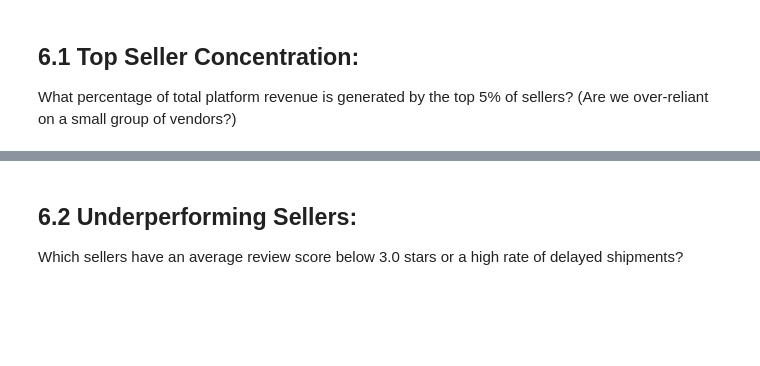
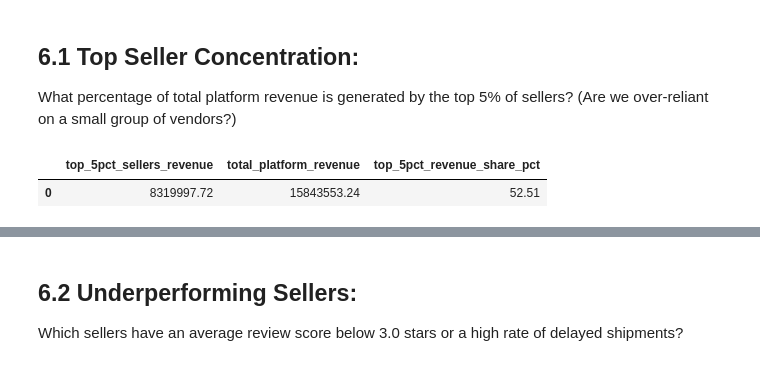
Before and after one commit to Kartika-Nidhi/Brazilian_Olist_Analysis, a Jupyter notebook: BrazilianOlist.ipynb, the cells around one changed output, grey strips where cells are left out. Saved outputs shown, nothing was run; the diff lists cells and outputs as text; code cells hidden in the pictures; blank space fills up the shorter version.

```diff
--- a/BrazilianOlist.ipynb
+++ b/BrazilianOlist.ipynb
@@ -1144,3 +1144,28 @@ plt.show()
 # %% [markdown]
 ## 6.1 Top Seller Concentration:
 What percentage of total platform revenue is generated by the top 5% of sellers? (Are we over-reliant on a small group of vendors?)
+# %%
+query = """
+WITH seller_totals AS (
+    SELECT
+        seller_id,
+        SUM(price + freight_value) AS seller_revenue,
+        NTILE(20) OVER (ORDER BY SUM(price + freight_value) DESC) AS percentile_bucket
+    FROM order_items
+    GROUP BY seller_id
+)
+SELECT
+    SUM(CASE WHEN percentile_bucket = 1 THEN seller_revenue ELSE 0 END) AS top_5pct_sellers_revenue,
+    SUM(seller_revenue) AS total_platform_revenue,
+    ROUND(
+        SUM(CASE WHEN percentile_bucket = 1 THEN seller_revenue ELSE 0 END) * 100.0 / SUM(seller_revenue),
+        2
+    ) AS top_5pct_revenue_share_pct
+FROM seller_totals;
+"""
+
+sell = pd.read_sql(query, engine)
+sell
+# %% [output]
+|  | top_5pct_sellers_revenue | total_platform_revenue | top_5pct_revenue_share_pct |
+| 0 | 8319997.72 | 15843553.24 | 52.51 |
```
Also changed, not shown: parts of 2 cells of this notebook.
